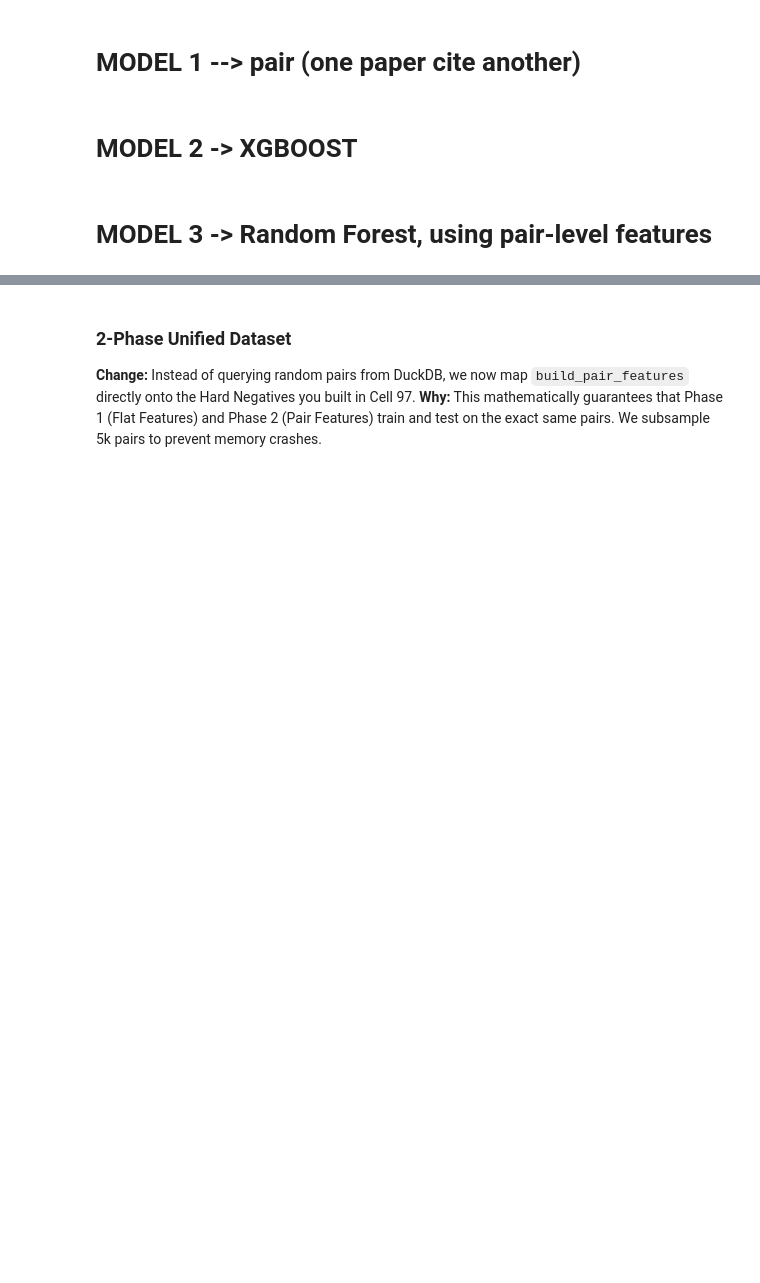
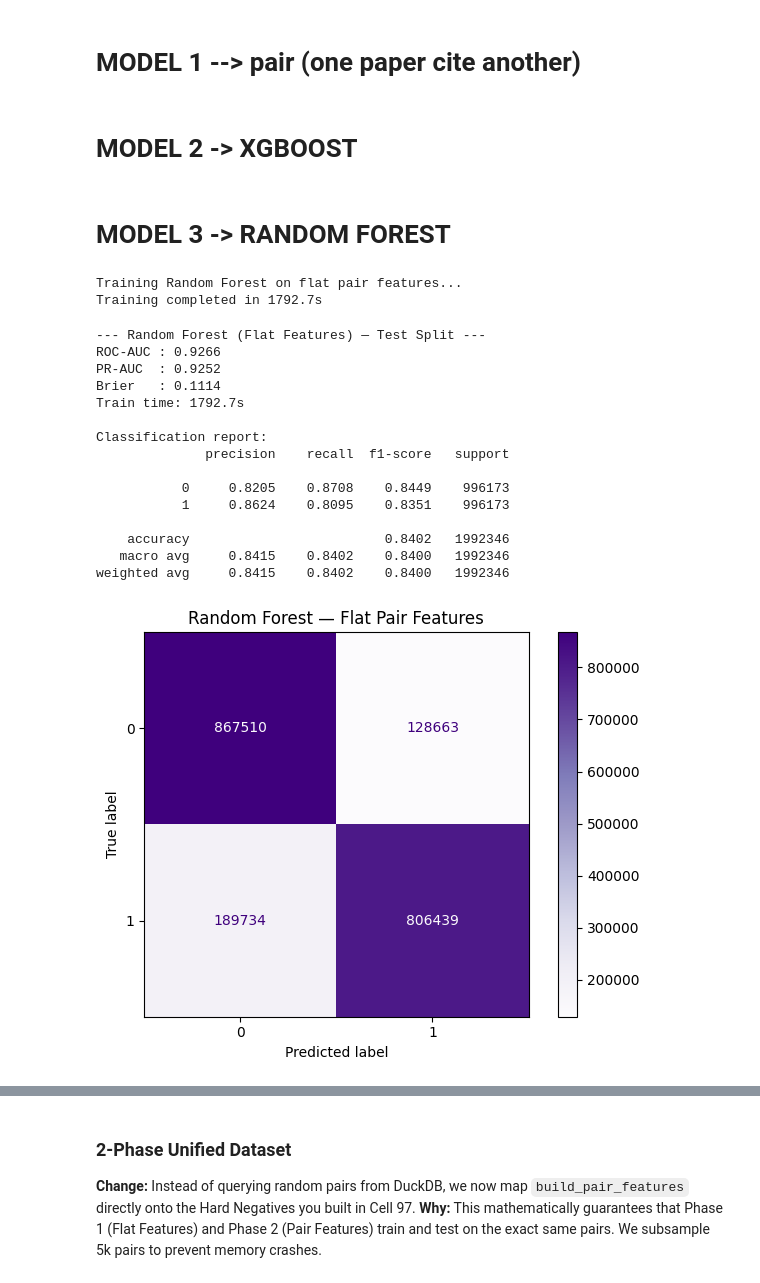
Before and after one commit to ManuCa93/data_project_3, a Jupyter notebook: notebook.ipynb, the cells around one changed output, grey strips where cells are left out. Drawn from its saved outputs; the diff is of its cells as text; code cells hidden in the pictures; blank space fills up the shorter version.

Commit message:
added rf with flat features, fixed some data leakage problems

```diff
--- a/notebook.ipynb
+++ b/notebook.ipynb
@@ -2014,6 +2047,7 @@ id_to_idx = all_df.select(["id", "node_idx"])
 # -- Section 1: Node feature matrix -------------------------------------------
 # Each split only sees features of nodes that exist at that point in time.
 exclude_cols = ["id", "node_idx", "split", "year", "references", "target_variable"]
+exclude_cols = list(dict.fromkeys(exclude_cols + leaky_features))
 feature_cols = [c for c in all_df.columns if c not in exclude_cols]
 
 print(f"\nBuilding feature matrix: {num_total_nodes:,} nodes × {len(feature_cols)} features...")
@@ -2531,2 +2573,71 @@ print(f"target_variable - sample: {df_check['target_variable'].head(5).tolist()}
-# %% [markdown]
-# MODEL 3 -> Random Forest, using pair-level features
+# %% [markdown]
+# MODEL 3 -> RANDOM FOREST
+# %%
+import time
+from sklearn.ensemble import RandomForestClassifier
+from sklearn.inspection import permutation_importance
+from sklearn.metrics import (
+    roc_auc_score, average_precision_score, brier_score_loss,
+    classification_report, confusion_matrix, ConfusionMatrixDisplay,
+)
+
+assert 'X_train_xgb' in dir(), "Esegui prima la cella di costruzione dei dati (sezioni 0-4)!"
+
+# ╔══════════════════════════════════════════════════════════════════════════╗
+# ║               RANDOM FOREST — FLAT PAIR FEATURES                       ║
+# ╚══════════════════════════════════════════════════════════════════════════╝
+
+print("Training Random Forest on flat pair features...")
+rf_flat_model = RandomForestClassifier(
+    n_estimators=500,
+    min_samples_leaf=2,
+    max_features="sqrt",
+    class_weight="balanced_subsample",
+    random_state=42,
+    n_jobs=-1,
+)
+
+t0 = time.time()
+rf_flat_model.fit(X_train_xgb, y_train_xgb)
+rf_flat_train_time = time.time() - t0
+
+rf_flat_probs = rf_flat_model.predict_proba(X_test_xgb)[:, 1]
+rf_flat_preds = (rf_flat_probs >= 0.5).astype(int)
+
+print(f"Training completed in {rf_flat_train_time:.1f}s")
+# %% [output]
+Training Random Forest on flat pair features...
+Training completed in 1792.7s
+# %%
+print("\n--- Random Forest (Flat Features) — Test Split ---")
+print(f"ROC-AUC : {roc_auc_score(y_test_xgb, rf_flat_probs):.4f}")
+print(f"PR-AUC  : {average_precision_score(y_test_xgb, rf_flat_probs):.4f}")
+print(f"Brier   : {brier_score_loss(y_test_xgb, rf_flat_probs):.4f}")
+print(f"Train time: {rf_flat_train_time:.1f}s")
+print("\nClassification report:")
+print(classification_report(y_test_xgb, rf_flat_preds, digits=4))
+
+
+
+cm_rf_flat = confusion_matrix(y_test_xgb, rf_flat_preds)
+ConfusionMatrixDisplay(confusion_matrix=cm_rf_flat).plot(cmap="Purples")
+plt.title("Random Forest — Flat Pair Features")
+plt.tight_layout()
+plt.show()
+# %% [output]
+--- Random Forest (Flat Features) — Test Split ---
+ROC-AUC : 0.9266
+PR-AUC  : 0.9252
+Brier   : 0.1114
+Train time: 1792.7s
+
+Classification report:
+              precision    recall  f1-score   support
+
+           0     0.8205    0.8708    0.8449    996173
+           1     0.8624    0.8095    0.8351    996173
+
+    accuracy                         0.8402   1992346
+   macro avg     0.8415    0.8402    0.8400   1992346
+weighted avg     0.8415    0.8402    0.8400   1992346
+[figure, added]
```
Also changed, not shown: parts of 12 cells of this notebook.
